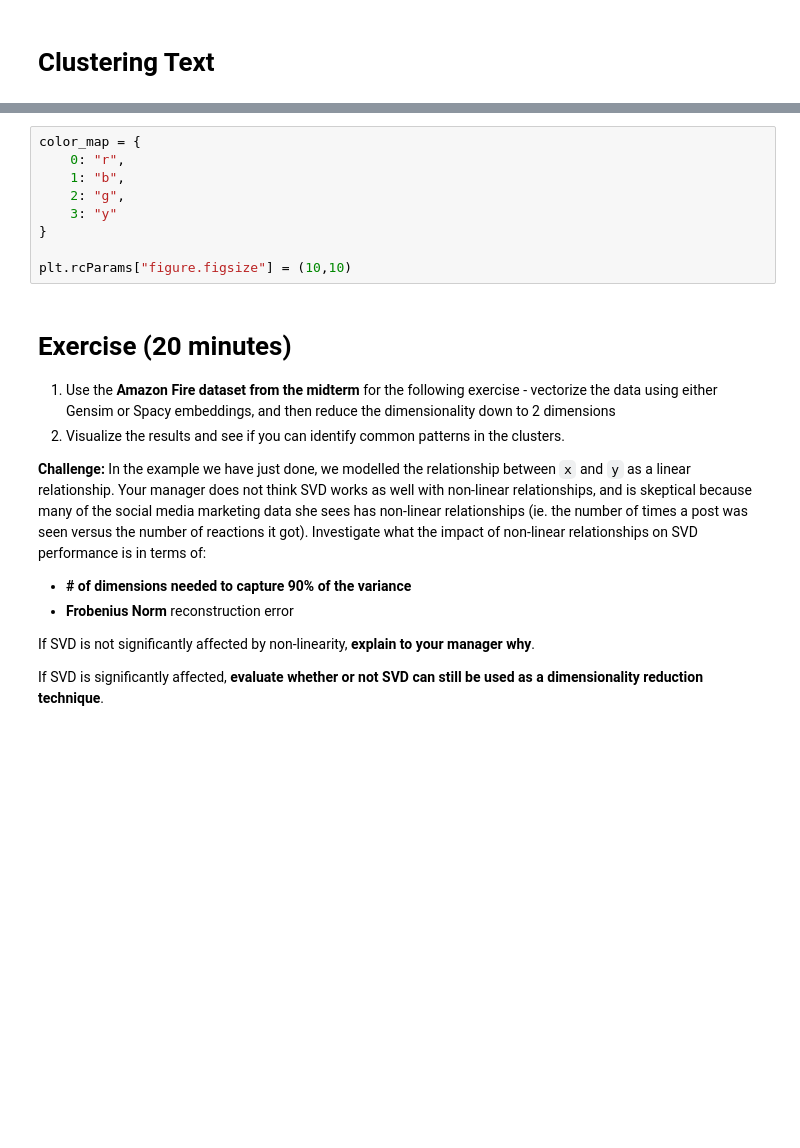
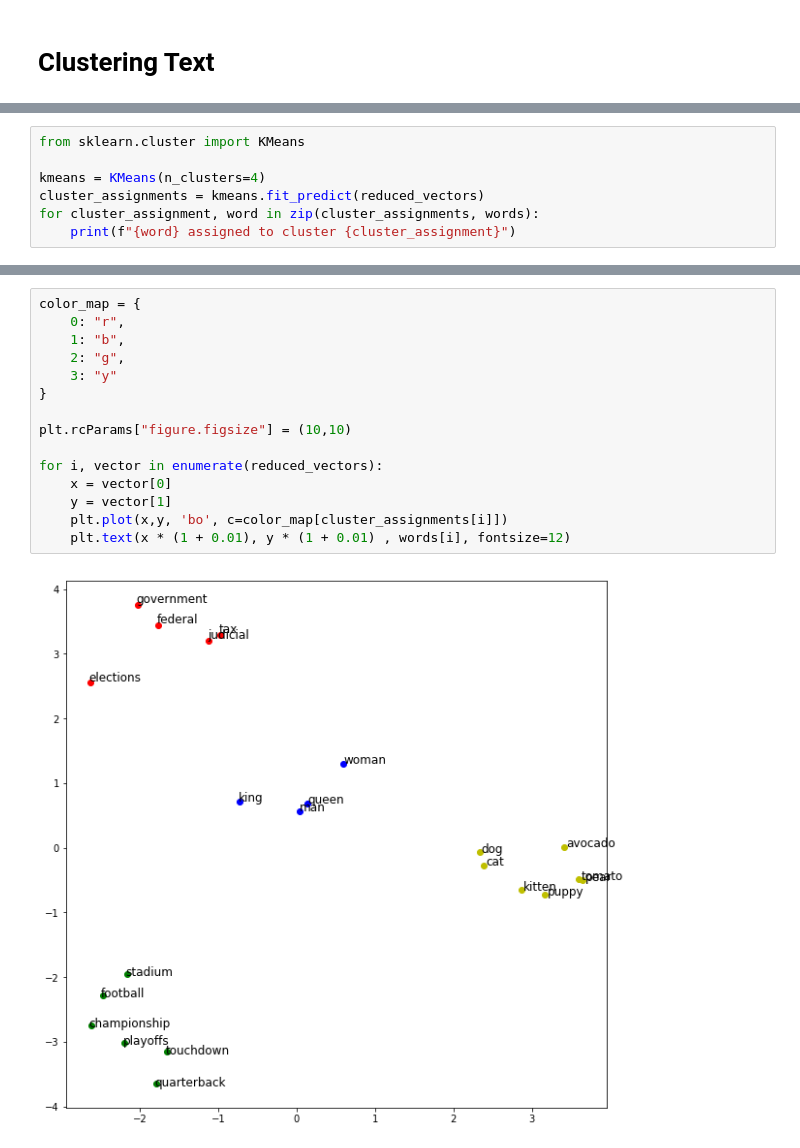
Before and after one commit to VarunDS/dso-599-text-analytics-nlp, a Jupyter notebook: week7/Dimensionality Reduction and Clustering.ipynb, the cells around one changed output, grey strips where cells are left out. Cells and saved outputs as stored; diff of their text form; blank space fills up the shorter version.

```diff
--- a/week7/Dimensionality Reduction and Clustering.ipynb
+++ b/week7/Dimensionality Reduction and Clustering.ipynb
@@ -239,0 +300,7 @@ from sklearn.cluster import KMeans
+# %%
+from sklearn.cluster import KMeans
+
+kmeans = KMeans(n_clusters=4)
+cluster_assignments = kmeans.fit_predict(reduced_vectors)
+for cluster_assignment, word in zip(cluster_assignments, words):
+    print(f"{word} assigned to cluster {cluster_assignment}")
@@ -240,23 +325,17 @@ from sklearn.cluster import KMeans
 # %%
 color_map = {
     0: "r",
     1: "b",
     2: "g",
     3: "y"
 }
 
 plt.rcParams["figure.figsize"] = (10,10)
+
+for i, vector in enumerate(reduced_vectors):
+    x = vector[0]
+    y = vector[1]
+    plt.plot(x,y, 'bo', c=color_map[cluster_assignments[i]])
+    plt.text(x * (1 + 0.01), y * (1 + 0.01) , words[i], fontsize=12)
+# %% [output]
+[figure, added]
-# %% [markdown]
-# Exercise (20 minutes)
-
-1. Use the **Amazon Fire dataset from the midterm** for the following exercise - vectorize the data using either Gensim or Spacy embeddings, and then reduce the dimensionality down to 2 dimensions
-2. Visualize the results and see if you can identify common patterns in the clusters.
-
-**Challenge:** In the example we have just done, we modelled the relationship between `x` and `y` as a linear relationship. Your manager does not think SVD works as well with non-linear relationships, and is skeptical because many of the social media marketing data she sees has non-linear relationships (ie. the number of times a post was seen versus the number of reactions it got). Investigate what the impact of non-linear relationships on SVD performance is in terms of:
-
-- **# of dimensions needed to capture 90% of the variance**
-- **Frobenius Norm** reconstruction error
-
-If SVD is not significantly affected by non-linearity, **explain to your manager why**.
-
-If SVD is significantly affected, **evaluate whether or not SVD can still be used as a dimensionality reduction technique**.
```
Also changed, not shown: parts of 19 cells of this notebook.
